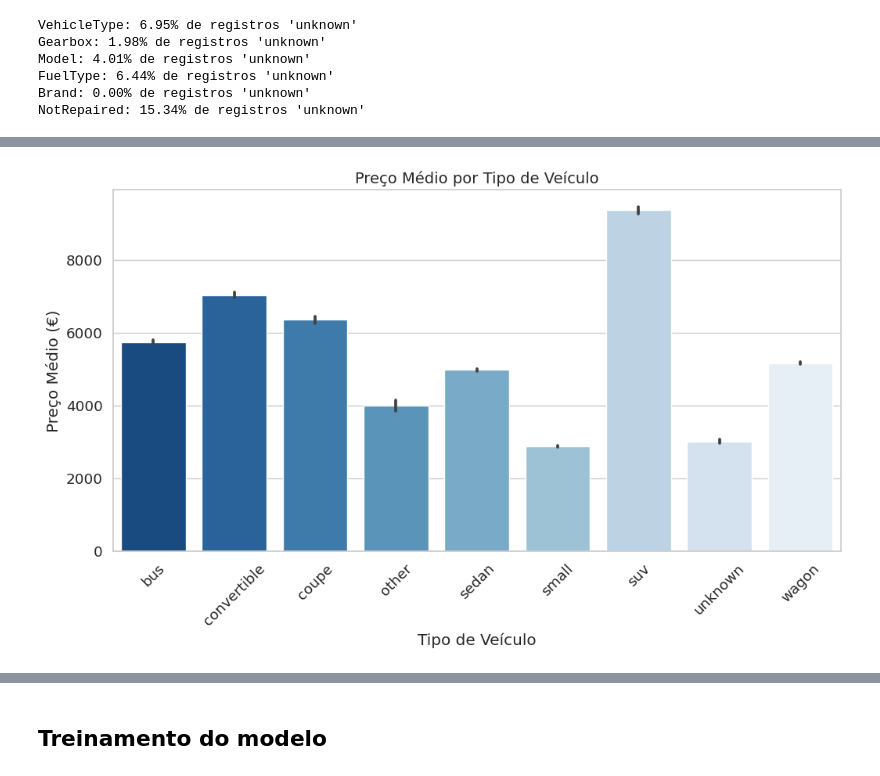
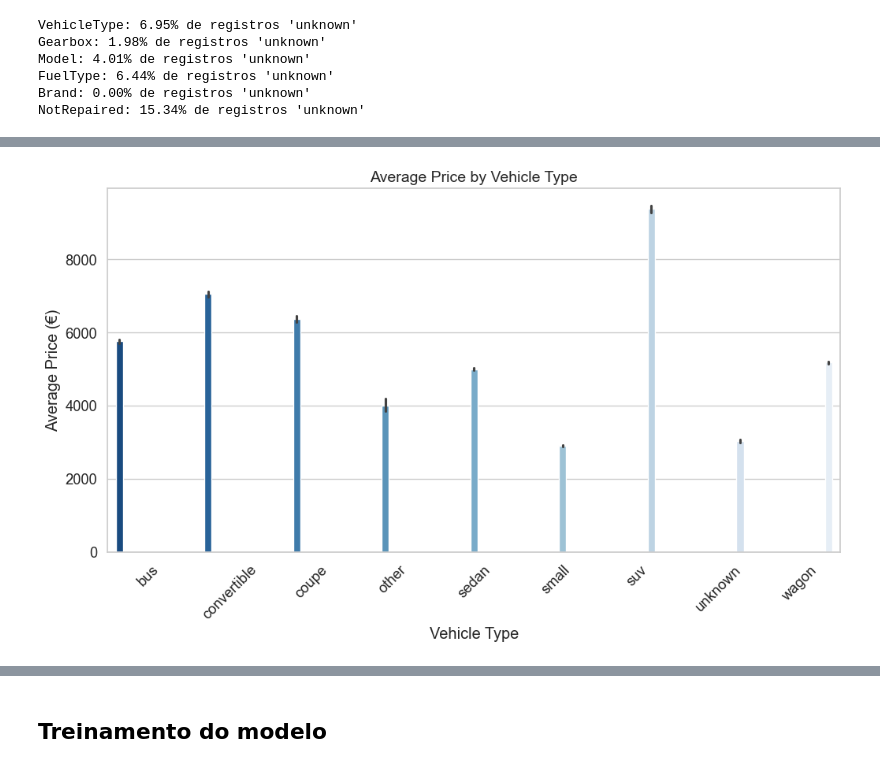
Before and after one commit to PedroAlbuquerque25/rusty-bargain-car-prediction, a Jupyter notebook: notebooks/notebook.ipynb, the cells around one changed output, grey strips where cells are left out. Saved outputs shown, nothing was run; the diff lists cells and outputs as text; code cells hidden in the pictures.

```diff
--- a/notebooks/notebook.ipynb
+++ b/notebooks/notebook.ipynb
@@ -109,7 +42,7 @@ from catboost import CatBoostRegressor
 sns.set(style="whitegrid", palette="pastel", font_scale=1.2)
 plt.rcParams['figure.figsize'] = (10, 6)
 # %%
-df = pd.read_csv('/datasets/car_data.csv')
+df = pd.read_csv('../data/car_data.csv')
 df.info()
 df.head()
 # %% [output]
@@ -367,12 +303,14 @@ plt.show()
 # %%
-# Preço Médio por Tipo de Veículo
+# Average Price by Vehicle Type
 
 plt.figure(figsize=(12,6))
-sns.barplot(data=df, x='VehicleType', y='Price', estimator=np.mean, palette='Blues_r')
-plt.title("Preço Médio por Tipo de Veículo", fontsize=14)
-plt.xlabel("Tipo de Veículo")
-plt.ylabel("Preço Médio (€)")
+# Using 'hue' with 'legend=False' to satisfy newer Seaborn requirements
+sns.barplot(data=df, x='VehicleType', y='Price', estimator=np.mean, palette='Blues_r', hue='VehicleType', legend=False)
+
+plt.title("Average Price by Vehicle Type", fontsize=14)
+plt.xlabel("Vehicle Type")
+plt.ylabel("Average Price (€)")
 plt.xticks(rotation=45)
 plt.show()
 # %% [output]
-[figure, old version]
+[figure, new version]
```
Also changed, not shown: parts of 55 cells of this notebook, 1 other file.
